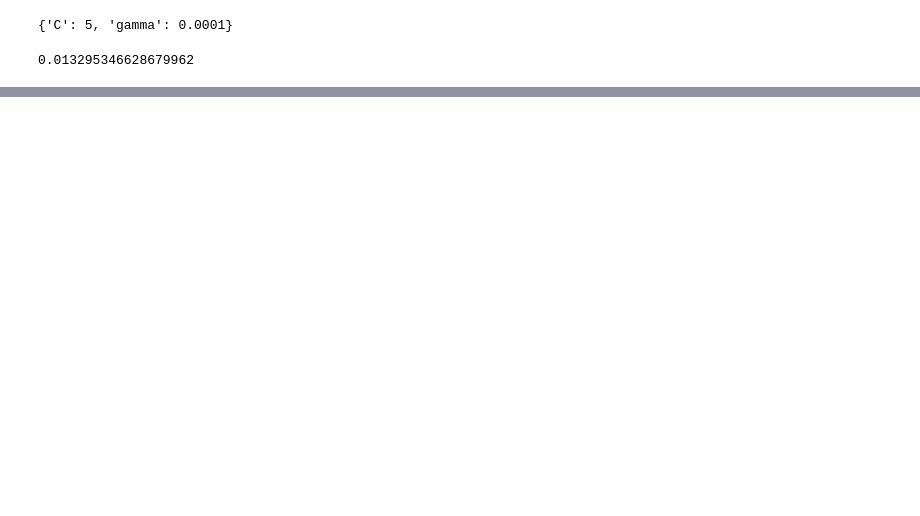
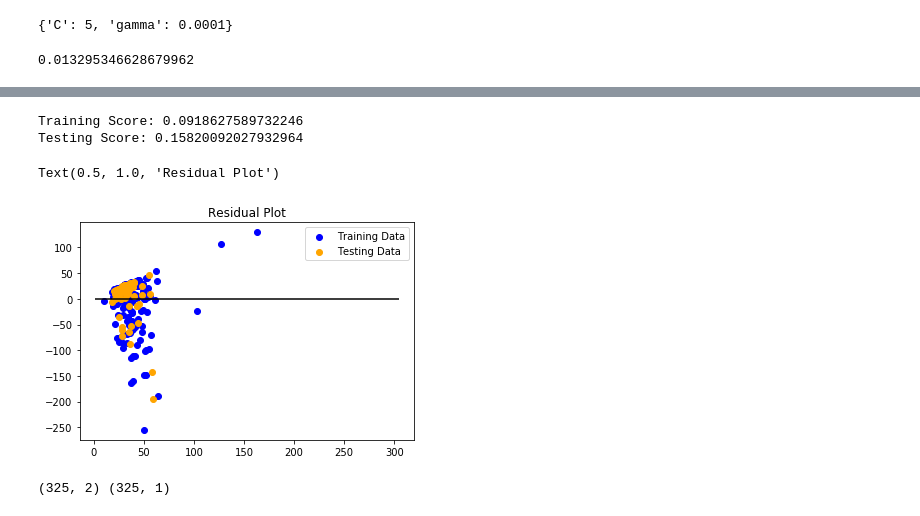
Before and after one commit to Gabriela5068/Beer_Project, a Jupyter notebook: Beer/abv_ibu_test.ipynb, the cells around one changed output, grey strips where cells are left out. Cells and saved outputs as stored; diff of their text form; code cells hidden in the pictures; blank space fills up the shorter version.

```diff
--- a/Beer/abv_ibu_test.ipynb
+++ b/Beer/abv_ibu_test.ipynb
@@ -154,0 +245,5 @@ ValueError: Number of classes, 80, does not match size of target_names, 2. Try s
+# %%
+# Create a Train Test Split
+X = drop_df[["abv","id"]]
+y = drop_df["srm"].values.reshape(-1, 1)
+print(X.shape, y.shape)
@@ -154,0 +252,3 @@ ValueError: Number of classes, 80, does not match size of target_names, 2. Try s
+# %%
+X_train, X_test, y_train, y_test = train_test_split(X, y, random_state=42)
+X_train.head()
@@ -154,0 +262,30 @@ ValueError: Number of classes, 80, does not match size of target_names, 2. Try s
+# %%
+model.fit(X_train, y_train)
+training_score = model.score(X_train, y_train)
+testing_score = model.score(X_test, y_test)
+
+### END SOLUTION
+
+print(f"Training Score: {training_score}")
+print(f"Testing Score: {testing_score}")
+# %% [output]
+Training Score: 0.0918627589732246
+Testing Score: 0.15820092027932964
+# %%
+### BEGIN SOLUTION
+plt.scatter(model.predict(X_train), model.predict(X_train) - y_train, c="blue", label="Training Data")
+plt.scatter(model.predict(X_test), model.predict(X_test) - y_test, c="orange", label="Testing Data")
+plt.legend()
+plt.hlines(y=0, xmin=y.min(), xmax=y.max())
+plt.title("Residual Plot")
+### END SOLUTION
+# %% [output]
+Text(0.5, 1.0, 'Residual Plot')
+[figure, added]
+# %%
+# Create a Train Test Split
+X = drop_df[["abv","id"]]
+y = drop_df["attenuation_level"].values.reshape(-1, 1)
+print(X.shape, y.shape)
+# %% [output]
+(325, 2) (325, 1)
```
Also changed, not shown: parts of 27 cells of this notebook, 22 other files.
